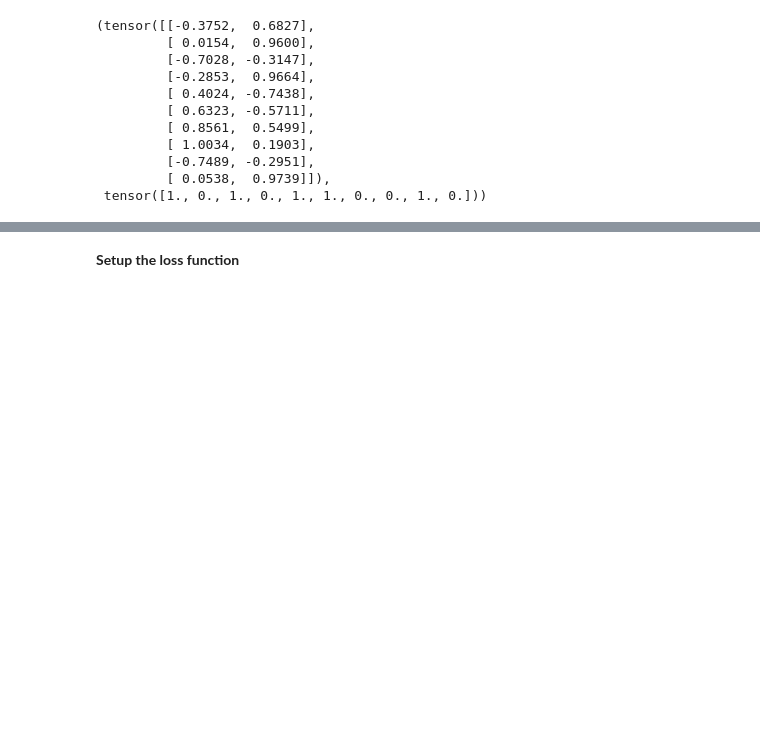
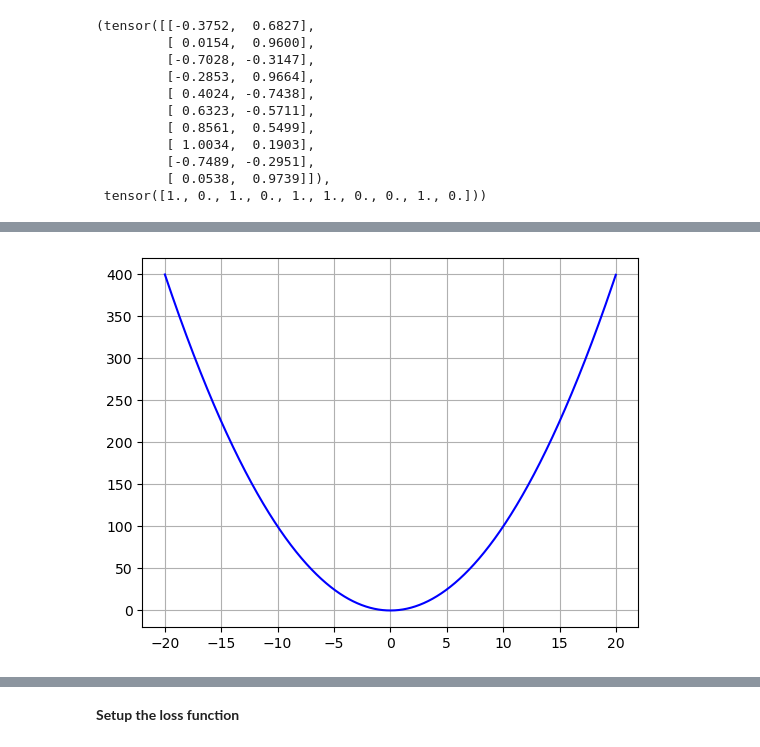
Before and after one commit to biscotty666/Python-Pytorch, a Jupyter notebook: pytorch/my_02_python_classifications.ipynb, the cells around one changed output, grey strips where cells are left out. Drawn from its saved outputs; the diff is of its cells as text; code cells hidden in the pictures; blank space fills up the shorter version.

```diff
--- a/pytorch/my_02_python_classifications.ipynb
+++ b/pytorch/my_02_python_classifications.ipynb
@@ -414,0 +415,20 @@ For the optimizer we'll use `torch.optim.SGD()` to optimize the model parameters
+# %%
+import numpy as np
+import matplotlib.pyplot as plt
+
+# MSE loss function
+def mse_loss(y_pred, y_true):
+    squared_error = (y_pred - y_true) ** 2
+    sum_squared_error = np.sum(squared_error)
+    loss = sum_squared_error / y_true.size
+    return loss
+
+# Plotting
+x_vals = np.arange(-20, 20, 0.01)
+y_vals = np.square(x_vals)
+
+plt.plot(x_vals, y_vals, "blue")
+plt.grid(True, which="major")
+plt.show()
+# %% [output]
+[figure, added]
```
Also changed, not shown: parts of 18 cells of this notebook, 9 other files.
